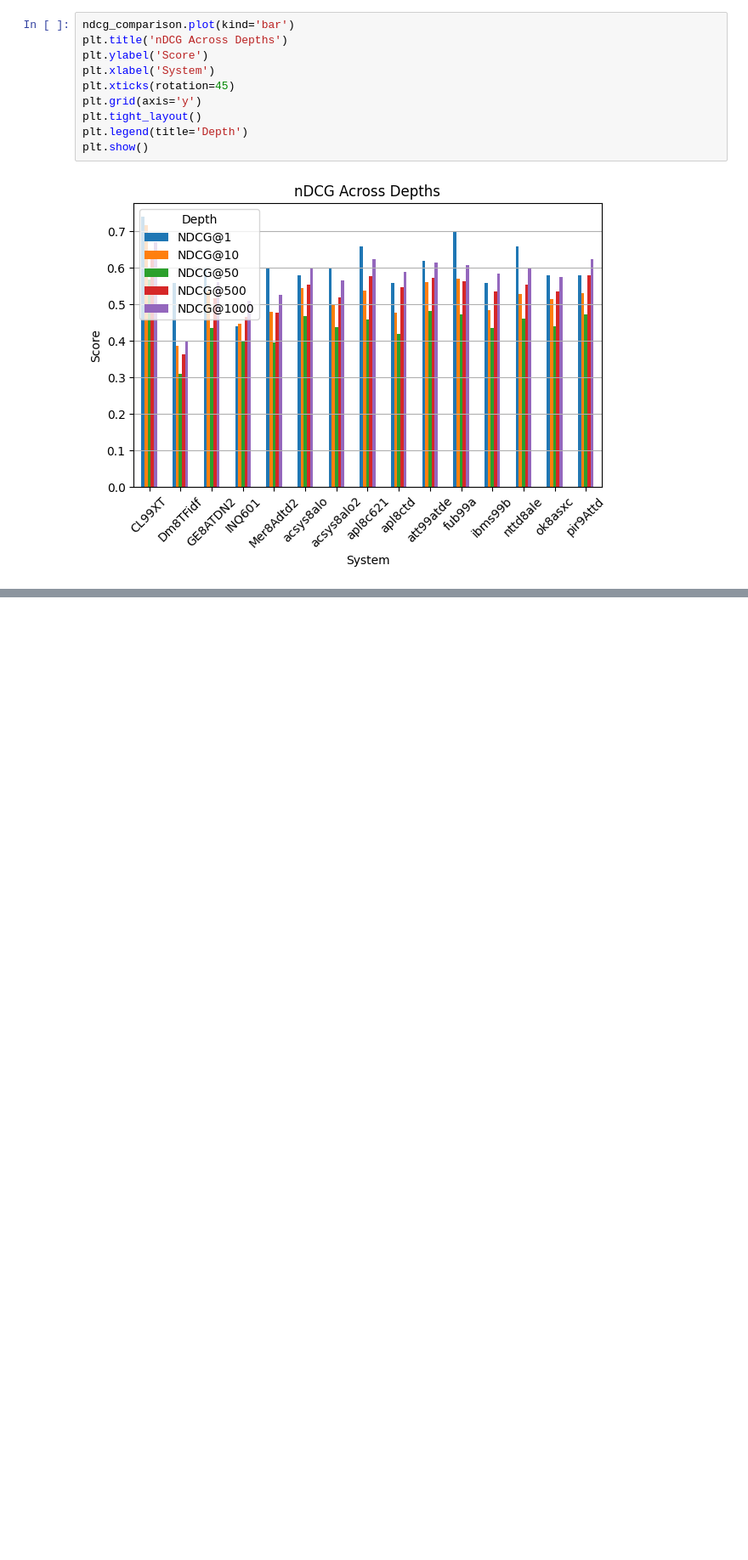
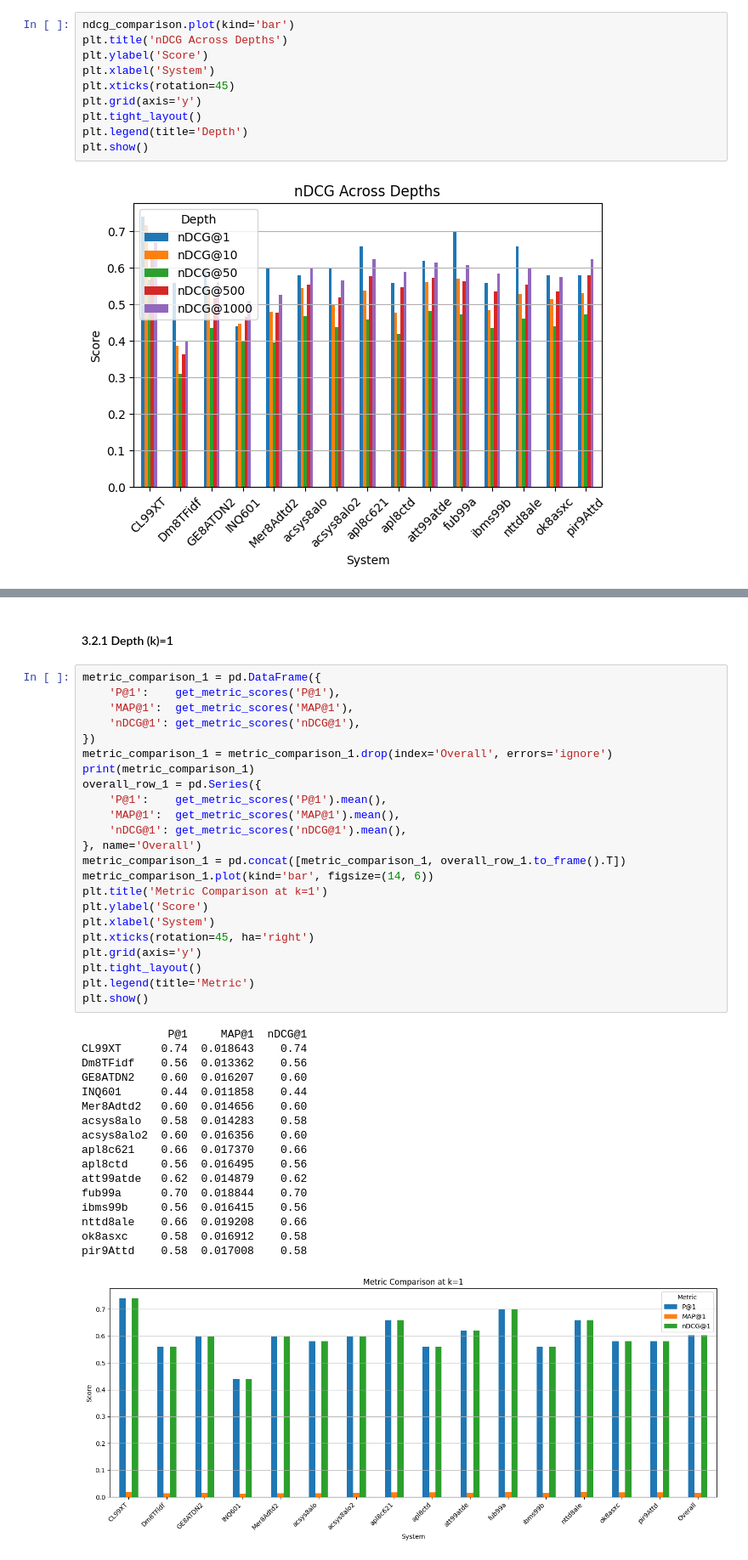
Before and after one commit to imanhaikal/WIE3004_IR_GroupProject, a Jupyter notebook: src/Info_Retrieval (full with cleaning & precision & MAP).ipynb, the cells around one changed output, grey strips where cells are left out. Shown at 85% size. Cells and saved outputs as stored; diff of their text form; blank space fills up the shorter version.

```diff
--- a/src/Info_Retrieval (full with cleaning & precision & MAP).ipynb
+++ b/src/Info_Retrieval (full with cleaning & precision & MAP).ipynb
@@ -2054,0 +1391,43 @@ Results saved to: ..\data\output\Significance_Results
+# %% [markdown]
+#### 3.2.1 Depth (k)=1
+# %%
+metric_comparison_1 = pd.DataFrame({
+    'P@1':    get_metric_scores('P@1'),
+    'MAP@1':  get_metric_scores('MAP@1'),
+    'nDCG@1': get_metric_scores('nDCG@1'),
+})
+metric_comparison_1 = metric_comparison_1.drop(index='Overall', errors='ignore')
+print(metric_comparison_1)
+overall_row_1 = pd.Series({
+    'P@1':    get_metric_scores('P@1').mean(),
+    'MAP@1':  get_metric_scores('MAP@1').mean(),
+    'nDCG@1': get_metric_scores('nDCG@1').mean(),
+}, name='Overall')
+metric_comparison_1 = pd.concat([metric_comparison_1, overall_row_1.to_frame().T])
+metric_comparison_1.plot(kind='bar', figsize=(14, 6))
+plt.title('Metric Comparison at k=1')
+plt.ylabel('Score')
+plt.xlabel('System')
+plt.xticks(rotation=45, ha='right')
+plt.grid(axis='y')
+plt.tight_layout()
+plt.legend(title='Metric')
+plt.show()
+# %% [output]
+             P@1     MAP@1  nDCG@1
+CL99XT      0.74  0.018643    0.74
+Dm8TFidf    0.56  0.013362    0.56
+GE8ATDN2    0.60  0.016207    0.60
+INQ601      0.44  0.011858    0.44
+Mer8Adtd2   0.60  0.014656    0.60
+acsys8alo   0.58  0.014283    0.58
+acsys8alo2  0.60  0.016356    0.60
+apl8c621    0.66  0.017370    0.66
+apl8ctd     0.56  0.016495    0.56
+att99atde   0.62  0.014879    0.62
+fub99a      0.70  0.018844    0.70
+ibms99b     0.56  0.016415    0.56
+nttd8ale    0.66  0.019208    0.66
+ok8asxc     0.58  0.016912    0.58
+pir9Attd    0.58  0.017008    0.58
+[figure, added]
```
Also changed, not shown: parts of 96 cells of this notebook, 23 other files.
